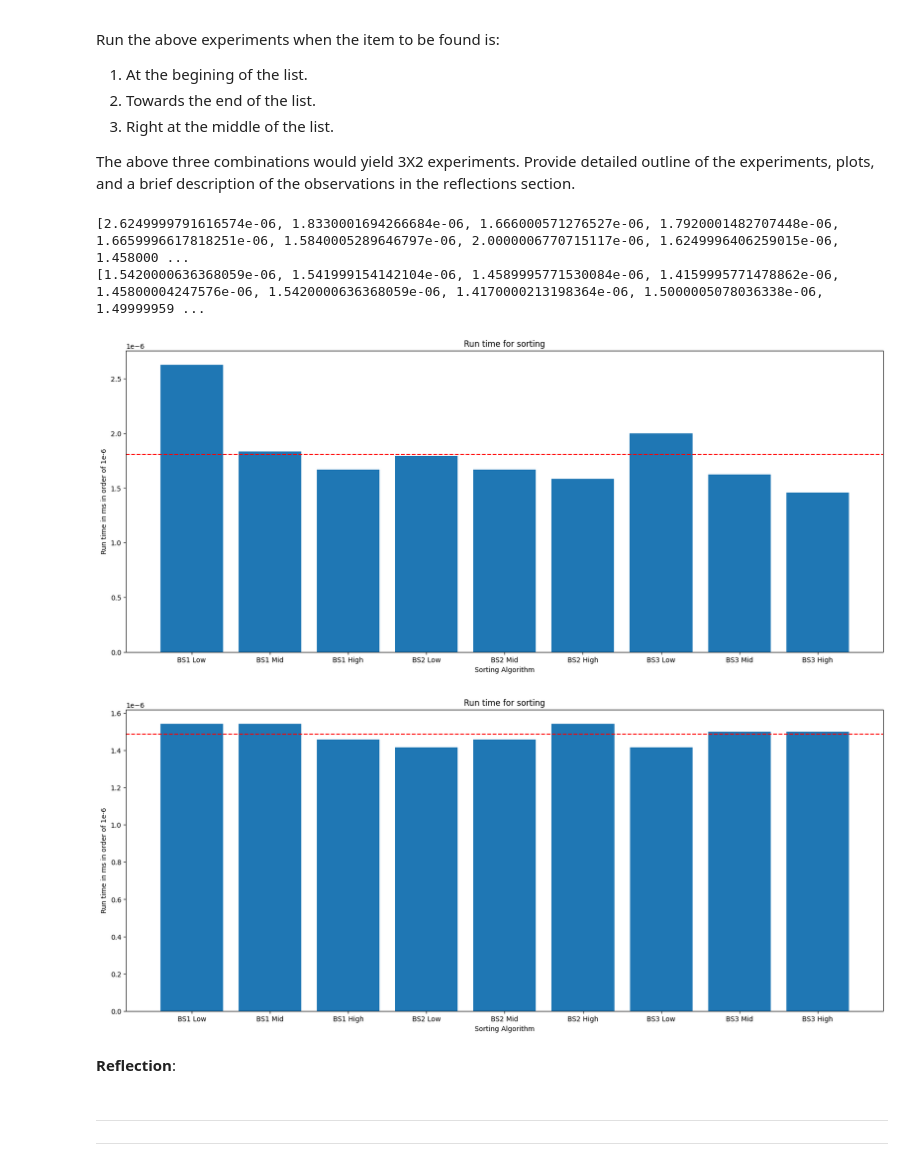
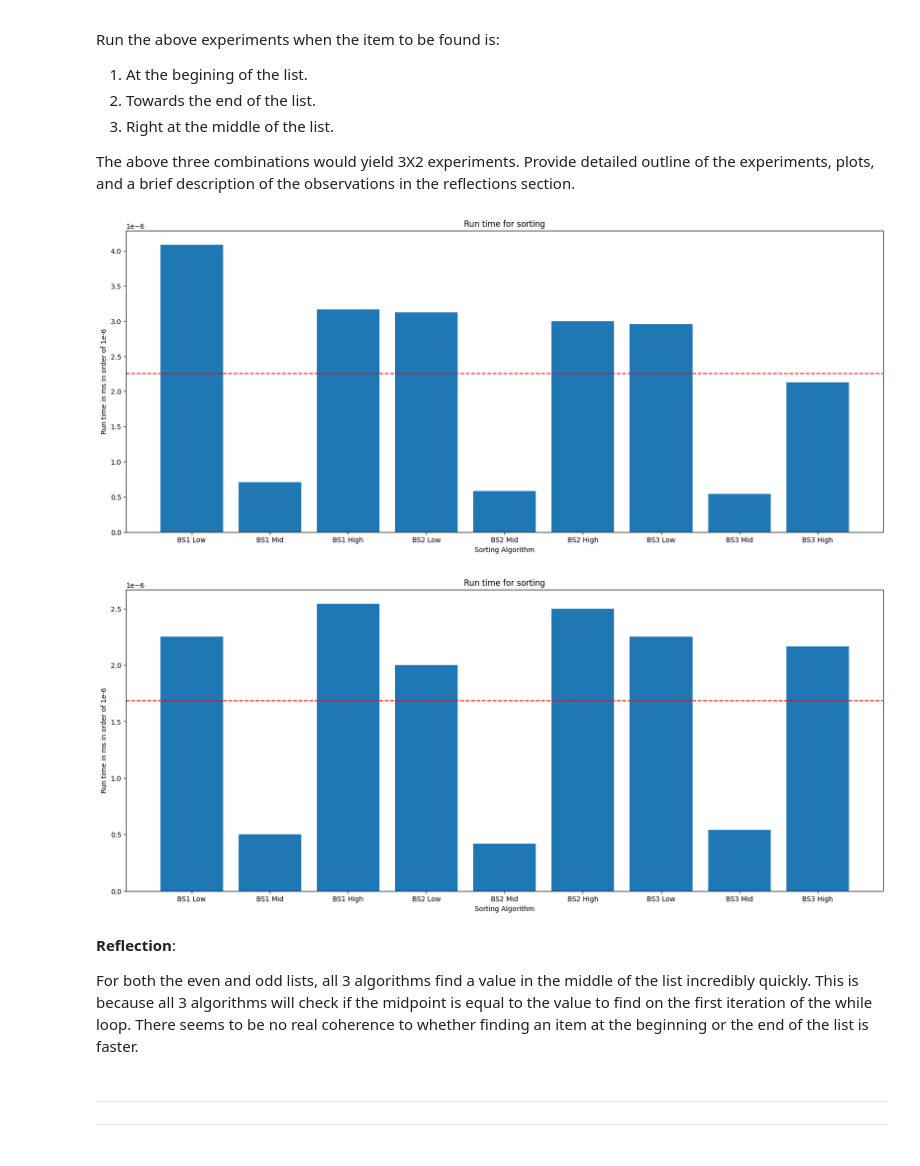
Before and after one commit to Noprop/minesweeper-2xc3-, a Jupyter notebook: Lab_II.ipynb, the cells around one changed output. Saved outputs shown, nothing was run; the diff lists cells and outputs as text; code cells hidden in the pictures.

Commit message:
binary search cleaned up; part b/c reflections done

```diff
--- a/Lab_II.ipynb
+++ b/Lab_II.ipynb
@@ -429,53 +431,55 @@ def bs_3_speed(list, num):
     end = timeit.default_timer()
     return end-start
 
+# print(len(odd_list))
+# print(odd_list[599])
+# print(len(even_list))
+# print(even_list[599])
+
 odd_speed = []
 even_speed = []
 
 odd_speed.append(bs_1_speed(odd_list, 1))
-odd_speed.append(bs_1_speed(odd_list, 1201))
+odd_speed.append(bs_1_speed(odd_list, 1199))
 odd_speed.append(bs_1_speed(odd_list, 2399))
 odd_speed.append(bs_2_speed(odd_list, 1))
-odd_speed.append(bs_2_speed(odd_list, 1201))
+odd_speed.append(bs_2_speed(odd_list, 1199))
 odd_speed.append(bs_2_speed(odd_list, 2399))
 odd_speed.append(bs_3_speed(odd_list, 1))
-odd_speed.append(bs_3_speed(odd_list, 1201))
+odd_speed.append(bs_3_speed(odd_list, 1199))
 odd_speed.append(bs_3_speed(odd_list, 2399))
 
 even_speed.append(bs_1_speed(even_list, 0))
-even_speed.append(bs_1_speed(even_list, 1200))
+even_speed.append(bs_1_speed(even_list, 1198))
 even_speed.append(bs_1_speed(even_list, 2398))
 even_speed.append(bs_2_speed(even_list, 0))
-even_speed.append(bs_2_speed(even_list, 1200))
+even_speed.append(bs_2_speed(even_list, 1198))
 even_speed.append(bs_2_speed(even_list, 2398))
 even_speed.append(bs_3_speed(even_list, 0))
-even_speed.append(bs_3_speed(even_list, 1200))
+even_speed.append(bs_3_speed(even_list, 1198))
 even_speed.append(bs_3_speed(even_list, 2398))
-
-print(odd_speed)
-print(even_speed)
 
 def draw_binary_search_speeds(run_arr, x_axis):
     x = np.arange(0, len(run_arr), 1)
     fig = plt.figure(figsize=(20, 8))
     plt.bar(x, run_arr)
     plt.axhline(np.mean(run_arr), color="red", linestyle="--", label="Avg")
     plt.xticks(x, x_axis)
     plt.xlabel("Sorting Algorithm")
     plt.ylabel("Run time in ms in order of 1e-6")
     plt.title("Run time for sorting")
     plt.show()
 
 bs_xaxis = ['BS1 Low', 'BS1 Mid', 'BS1 High', 'BS2 Low', 'BS2 Mid', 'BS2 High', 'BS3 Low', 'BS3 Mid', 'BS3 High']
 draw_binary_search_speeds(odd_speed, bs_xaxis)
 draw_binary_search_speeds(even_speed, bs_xaxis)
 # %% [output]
-[2.6249999791616574e-06, 1.8330001694266684e-06, 1.666000571276527e-06, 1.7920001482707448e-06, 1.6659996617818251e-06, 1.5840005289646797e-06, 2.0000006770715117e-06, 1.6249996406259015e-06, 1.458000 ...
-[1.5420000636368059e-06, 1.541999154142104e-06, 1.4589995771530084e-06, 1.4159995771478862e-06, 1.45800004247576e-06, 1.5420000636368059e-06, 1.4170000213198364e-06, 1.5000005078036338e-06, 1.49999959 ...
-[figure, old version]
+[figure, new version]
-[figure, old version]
+[figure, new version]
-# %% [markdown]
-**Reflection**:
+# %% [markdown]
+**Reflection**:
+
+For both the even and odd lists, all 3 algorithms find a value in the middle of the list incredibly quickly. This is because all 3 algorithms will check if the midpoint is equal to the value to find on the first iteration of the while loop. There seems to be no real coherence to whether finding an item at the beginning or the end of the list is faster.
 # %% [markdown]
 ---
 ---
```
Also changed, not shown: parts of 5 cells of this notebook.
